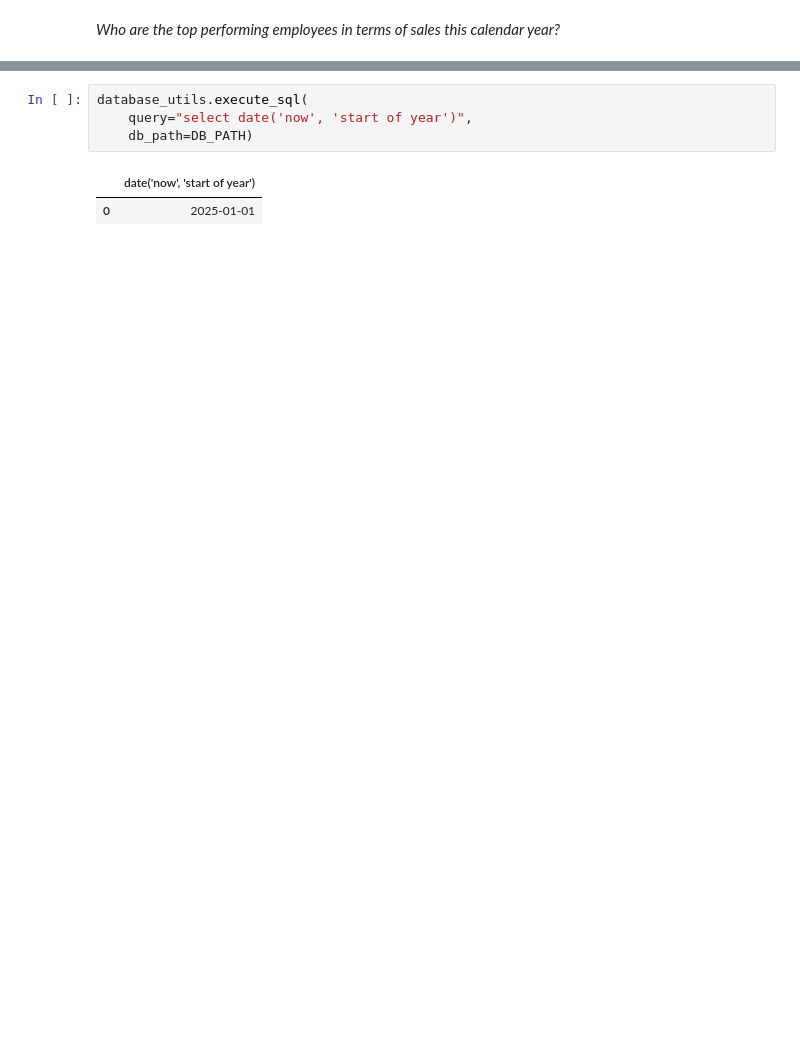
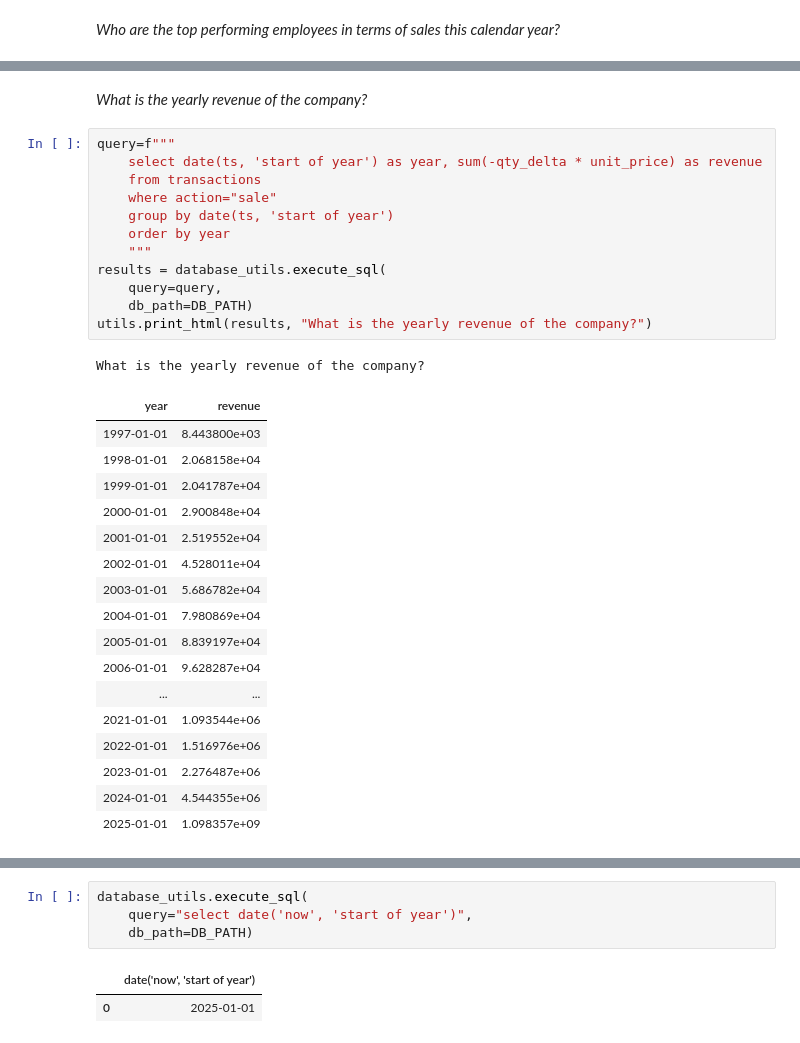
Before and after one commit to peterdobbs77/daily-coding, a Jupyter notebook: sql/try_database_utils.ipynb, the cells around one changed output, grey strips where cells are left out. Saved outputs shown, nothing was run; the diff lists cells and outputs as text; blank space fills up the shorter version.

```diff
--- a/sql/try_database_utils.ipynb
+++ b/sql/try_database_utils.ipynb
@@ -125,0 +122,33 @@ Unfortunately, because the timestamp field for transactions is autogenerated bas
+# %% [markdown]
+_What is the yearly revenue of the company?_
+# %%
+query=f"""
+    select date(ts, 'start of year') as year, sum(-qty_delta * unit_price) as revenue
+    from transactions
+    where action="sale"
+    group by date(ts, 'start of year')
+    order by year
+    """
+results = database_utils.execute_sql(
+    query=query,
+    db_path=DB_PATH)
+utils.print_html(results, "What is the yearly revenue of the company?")
+# %% [output]
+What is the yearly revenue of the company?
+| year | revenue |
+| 1997-01-01 | 8.443800e+03 |
+| 1998-01-01 | 2.068158e+04 |
+| 1999-01-01 | 2.041787e+04 |
+| 2000-01-01 | 2.900848e+04 |
+| 2001-01-01 | 2.519552e+04 |
+| 2002-01-01 | 4.528011e+04 |
+| 2003-01-01 | 5.686782e+04 |
+| 2004-01-01 | 7.980869e+04 |
+| 2005-01-01 | 8.839197e+04 |
+| 2006-01-01 | 9.628287e+04 |
+| ... | ... |
+| 2021-01-01 | 1.093544e+06 |
+| 2022-01-01 | 1.516976e+06 |
+| 2023-01-01 | 2.276487e+06 |
+| 2024-01-01 | 4.544355e+06 |
+| 2025-01-01 | 1.098357e+09 |
```
Also changed, not shown: parts of 9 cells of this notebook, 1 other file.
